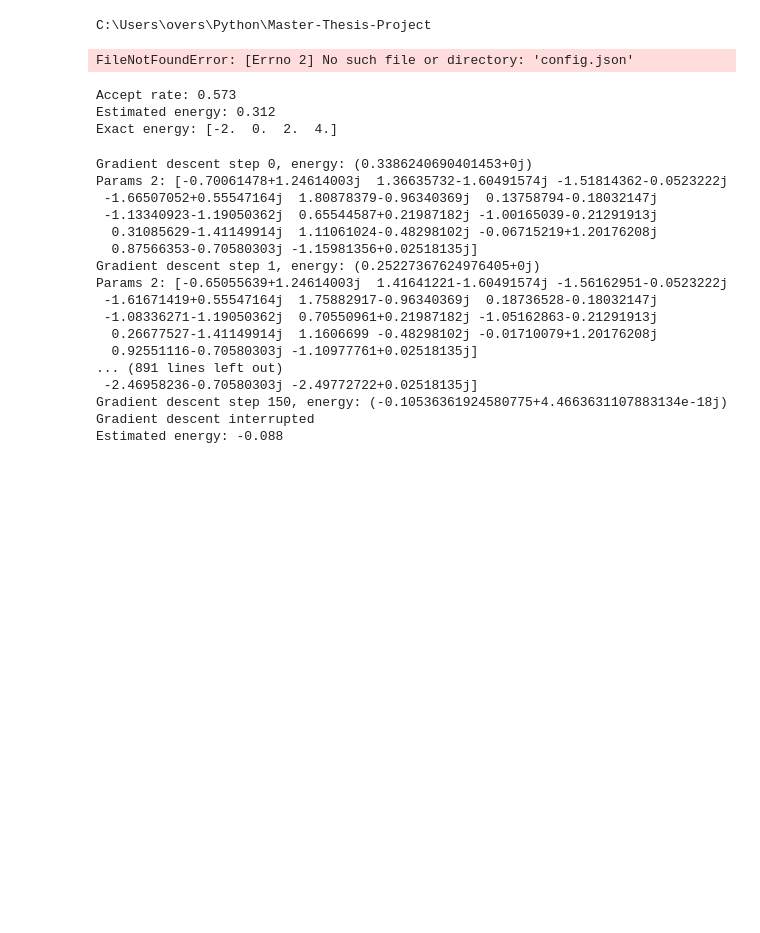
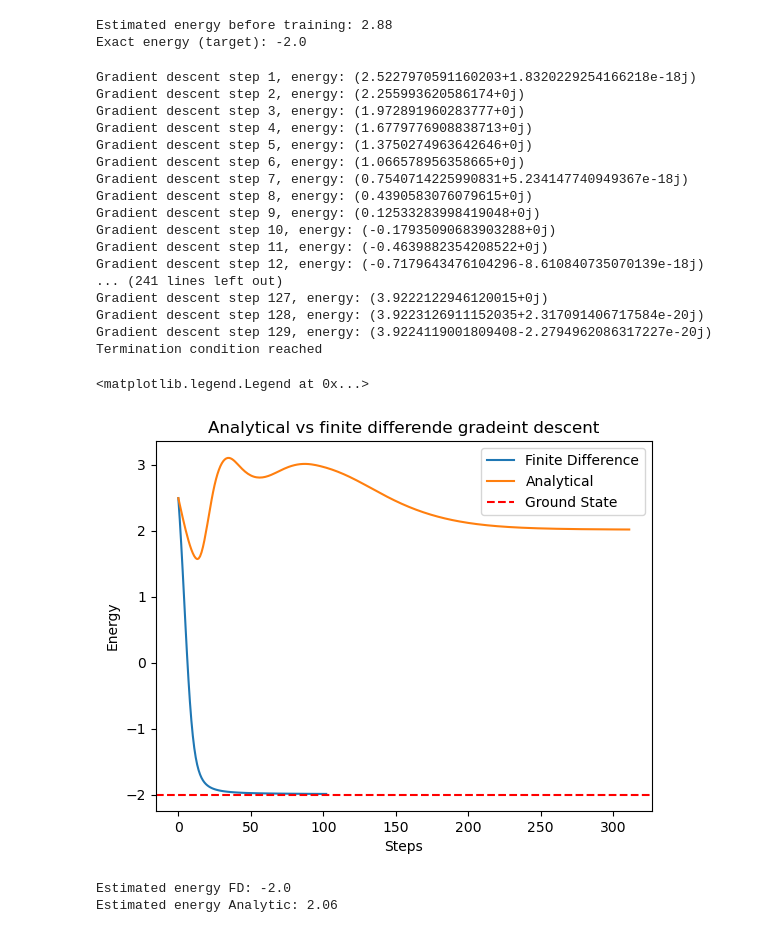
Before and after one commit to Overskott/Neural-quantum-states-from-a-computational-perspective, a Jupyter notebook: notebooks/Gradient comparison.ipynb, the cells around one changed output. Cells and saved outputs as stored; diff of their text form; code cells hidden in the pictures; blank space fills up the shorter version.

Commit message:
Added notebooks for gradients and mcmc accuracy

```diff
--- a/notebooks/Gradient comparison.ipynb
+++ b/notebooks/Gradient comparison.ipynb
@@ -21,14 +22,7 @@ import matplotlib.pyplot as plt
 # %%
-print(module_path)
-
 parameters = get_config_file()['parameters']
-
-
 visible_layer_size = parameters['visible_size']  # Number of qubits
 hidden_layer_size = parameters['hidden_size']  # Number of hidden nodes
-# %% [output]
-C:\Users\overs\Python\Master-Thesis-Project
-FileNotFoundError: [Errno 2] No such file or directory: 'config.json'
 # %%
 seed = 44  # Seed for random number generator
 np.random.seed(seed)
@@ -43,36 +37,50 @@ H = np.diag([-2, 0, 2, 4])  # Hamiltonian
 # %%
 walker = mcmc.Walker()
 rbm = RBM(visible_bias=b, hidden_bias=c, weights=W)  # Initializing RBM currently with random configuration and parameters
-model = Model(rbm, walker, H)  # Initializing model with RBM and Hamiltonian
-
-model.walker.estimate_distribution(model.rbm.probability)  # Estimate the distribution
+model_1 = Model(rbm, walker, H)  # Initializing model with RBM and Hamiltonian
+model_2 = copy.deepcopy(model_1)  # Cloning model to have two copies to train on
 # %%
-print(f"Accept rate: {model.walker.average_acceptance()}")
-print(f"Estimated energy: {model.estimate_energy()}")
-print(f"Exact energy: {np.linalg.eigvalsh(H)}")
+print(f"Estimated energy before training: {model_1.estimate_energy()}")
+print(f"Exact energy (target): {min(np.linalg.eigvalsh(H))}")
 # %% [output]
-Accept rate: 0.573
-Estimated energy: 0.312
-Exact energy: [-2.  0.  2.  4.]
+Estimated energy before training: 2.88
+Exact energy (target): -2.0
 # %%
-model.gradient_descent_2()
-model.gradient_descent_1()
-print(f"Estimated energy: {model.estimate_energy()}")
+# Training models
+fd_plot_list = model_1.gradient_descent('finite_difference')
+analytic_plot_list = model_2.gradient_descent('analytical')
 # %% [output]
-Gradient descent step 0, energy: (0.3386240690401453+0j)
-Params 2: [-0.70061478+1.24614003j  1.36635732-1.60491574j -1.51814362-0.0523222j
- -1.66507052+0.55547164j  1.80878379-0.96340369j  0.13758794-0.18032147j
- -1.13340923-1.19050362j  0.65544587+0.21987182j -1.00165039-0.21291913j
-  0.31085629-1.41149914j  1.11061024-0.48298102j -0.06715219+1.20176208j
-  0.87566353-0.70580303j -1.15981356+0.02518135j]
-Gradient descent step 1, energy: (0.25227367624976405+0j)
-Params 2: [-0.65055639+1.24614003j  1.41641221-1.60491574j -1.56162951-0.0523222j
- -1.61671419+0.55547164j  1.75882917-0.96340369j  0.18736528-0.18032147j
- -1.08336271-1.19050362j  0.70550961+0.21987182j -1.05162863-0.21291913j
-  0.26677527-1.41149914j  1.1606699 -0.48298102j -0.01710079+1.20176208j
-  0.92551116-0.70580303j -1.10977761+0.02518135j]
-... (891 lines left out)
- -2.46958236-0.70580303j -2.49772722+0.02518135j]
-Gradient descent step 150, energy: (-0.10536361924580775+4.4663631107883134e-18j)
-Gradient descent interrupted
-Estimated energy: -0.088
+Gradient descent step 1, energy: (2.5227970591160203+1.8320229254166218e-18j)
+Gradient descent step 2, energy: (2.255993620586174+0j)
+Gradient descent step 3, energy: (1.972891960283777+0j)
+Gradient descent step 4, energy: (1.6779776908838713+0j)
+Gradient descent step 5, energy: (1.3750274963642646+0j)
+Gradient descent step 6, energy: (1.066578956358665+0j)
+Gradient descent step 7, energy: (0.7540714225990831+5.234147740949367e-18j)
+Gradient descent step 8, energy: (0.4390583076079615+0j)
+Gradient descent step 9, energy: (0.12533283998419048+0j)
+Gradient descent step 10, energy: (-0.17935090683903288+0j)
+Gradient descent step 11, energy: (-0.4639882354208522+0j)
+Gradient descent step 12, energy: (-0.7179643476104296-8.610840735070139e-18j)
+... (241 lines left out)
+Gradient descent step 127, energy: (3.9222122946120015+0j)
+Gradient descent step 128, energy: (3.9223126911152035+2.317091406717584e-20j)
+Gradient descent step 129, energy: (3.9224119001809408-2.2794962086317227e-20j)
+Termination condition reached
+# %%
+plt.plot(np.real(fd_plot_list), label='Finite Difference')
+plt.plot(np.real(analytic_plot_list), label='Analytical')
+plt.axhline(y=min(np.linalg.eigvalsh(H)), color='red', linestyle='--', label='Ground State')
+plt.title('Analytical vs finite differende gradeint descent')
+plt.xlabel('Steps')
+plt.ylabel('Energy')
+plt.legend()
+# %% [output]
+<matplotlib.legend.Legend at 0x...>
+[figure, added]
+# %%
+print(f"Estimated energy FD: {model_1.estimate_energy()}")
+print(f"Estimated energy Analytic: {model_2.estimate_energy()}")
+# %% [output]
+Estimated energy FD: -2.0
+Estimated energy Analytic: 2.06
```
Also changed, not shown: parts of 2 cells of this notebook, 1 other file.
